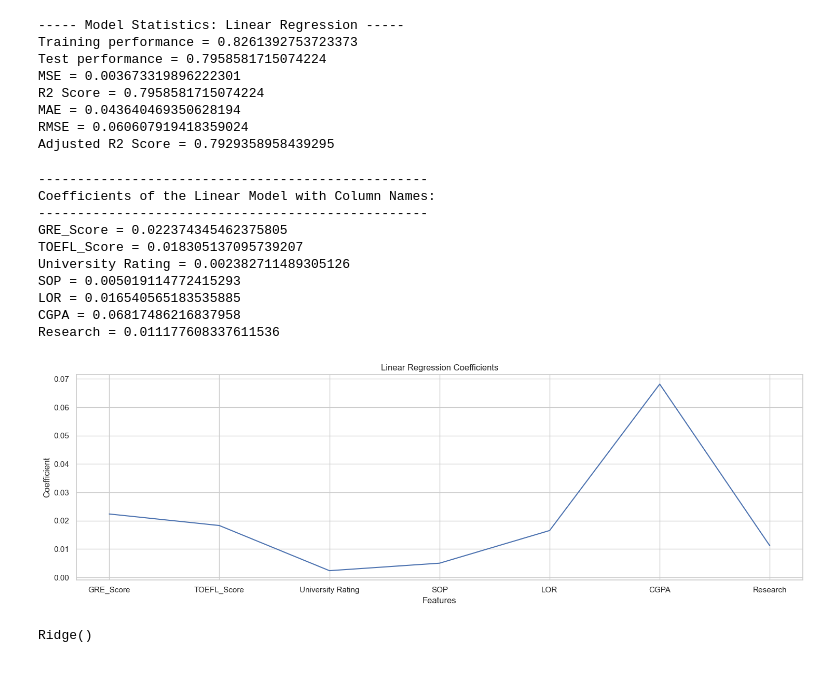
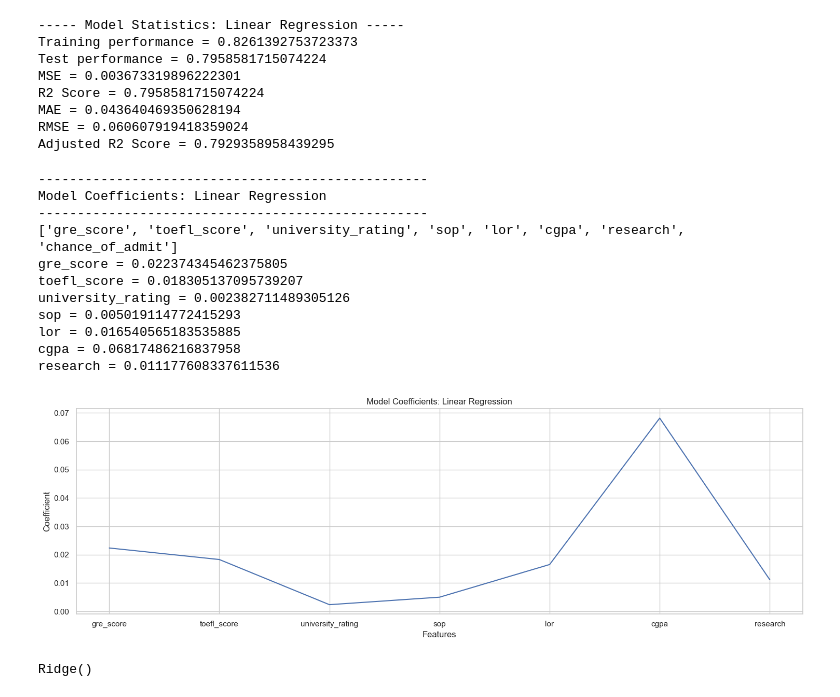
Before and after one commit to vidishsirdesai/projects_public, a Jupyter notebook: lin_reg_based_university_admission_predictor/src/model_building.ipynb, the cells around one changed output. Drawn from its saved outputs; the diff is of its cells as text; code cells hidden in the pictures.

Commit message:
University Admission Predictor

```diff
--- a/lin_reg_based_university_admission_predictor/src/model_building.ipynb
+++ b/lin_reg_based_university_admission_predictor/src/model_building.ipynb
@@ -20,0 +11,5 @@ df.head()
+# %%
+# reading the data
+df = pd.read_csv("../data/data_cleaned.csv")
+df.drop(columns = ["Unnamed: 0"], inplace = True)
+df.head()
@@ -34,19 +36,20 @@ x_train.shape, x_test.shape, y_train.shape, y_test.shape
 # %% [output]
 ((397, 7), (100, 7), (397,), (100,))
 # %%
-# scaling
+# feature scaling and transformation
 from sklearn.preprocessing import StandardScaler
 scaler = StandardScaler()
-x_train_scaled = scaler.fit_transform(x_train)
-x_test_scaled = scaler.transform(x_test)
+x_train = scaler.fit_transform(x_train)
+x_test = scaler.transform(x_test)
 # %%
 # model building
 # %%
+# linear regression
 from sklearn.linear_model import LinearRegression
 lr_model = LinearRegression()
 
 # training the linear regression model
-lr_model.fit(x_train_scaled, y_train)
+lr_model.fit(x_train, y_train)
 # %% [output]
 LinearRegression()
 # %%
@@ -86,35 +89,36 @@ MAE = 0.043640469350628194
 RMSE = 0.060607919418359024
 Adjusted R2 Score = 0.7929358958439295
 # %%
-# displaying the model coefficients with column names
+# model coefficients
 print("-"*50)
-print("Coefficients of the Linear Model with Column Names:")
+print("Model Coefficients: Linear Regression")
 print("-"*50)
 column_names = list(df.columns)
-column_names
+print(column_names)
 
 for i in range(len(column_names) - 1):
     print(f"{column_names[i]} = {lr_model.coef_[i]}")
 # %% [output]
 --------------------------------------------------
-Coefficients of the Linear Model with Column Names:
+Model Coefficients: Linear Regression
 --------------------------------------------------
-GRE_Score = 0.022374345462375805
-TOEFL_Score = 0.018305137095739207
-University Rating = 0.002382711489305126
-SOP = 0.005019114772415293
-LOR = 0.016540565183535885
-CGPA = 0.06817486216837958
-Research = 0.011177608337611536
+['gre_score', 'toefl_score', 'university_rating', 'sop', 'lor', 'cgpa', 'research', 'chance_of_admit']
+gre_score = 0.022374345462375805
+toefl_score = 0.018305137095739207
+university_rating = 0.002382711489305126
+sop = 0.005019114772415293
+lor = 0.016540565183535885
+cgpa = 0.06817486216837958
+research = 0.011177608337611536
 # %%
-# plotting to visualize the effect of model coefficients
+# visualization of model coefficients
 plt.figure(figsize = (15, 5))
-plt.plot(column_names[0:-1], lr_model.coef_)
-plt.title("Linear Regression Coefficients")
+plt.plot(column_names[0: -1], lr_model.coef_)
+plt.title("Model Coefficients: Linear Regression")
 plt.xlabel("Features")
 plt.ylabel("Coefficient")
 plt.tight_layout()
 plt.savefig("../artifacts/linear_regression_model_coefficients.png")
 plt.show()
 # %% [output]
-[figure, old version]
+[figure, new version]
```
Also changed, not shown: parts of 20 cells of this notebook, 11 other files.
